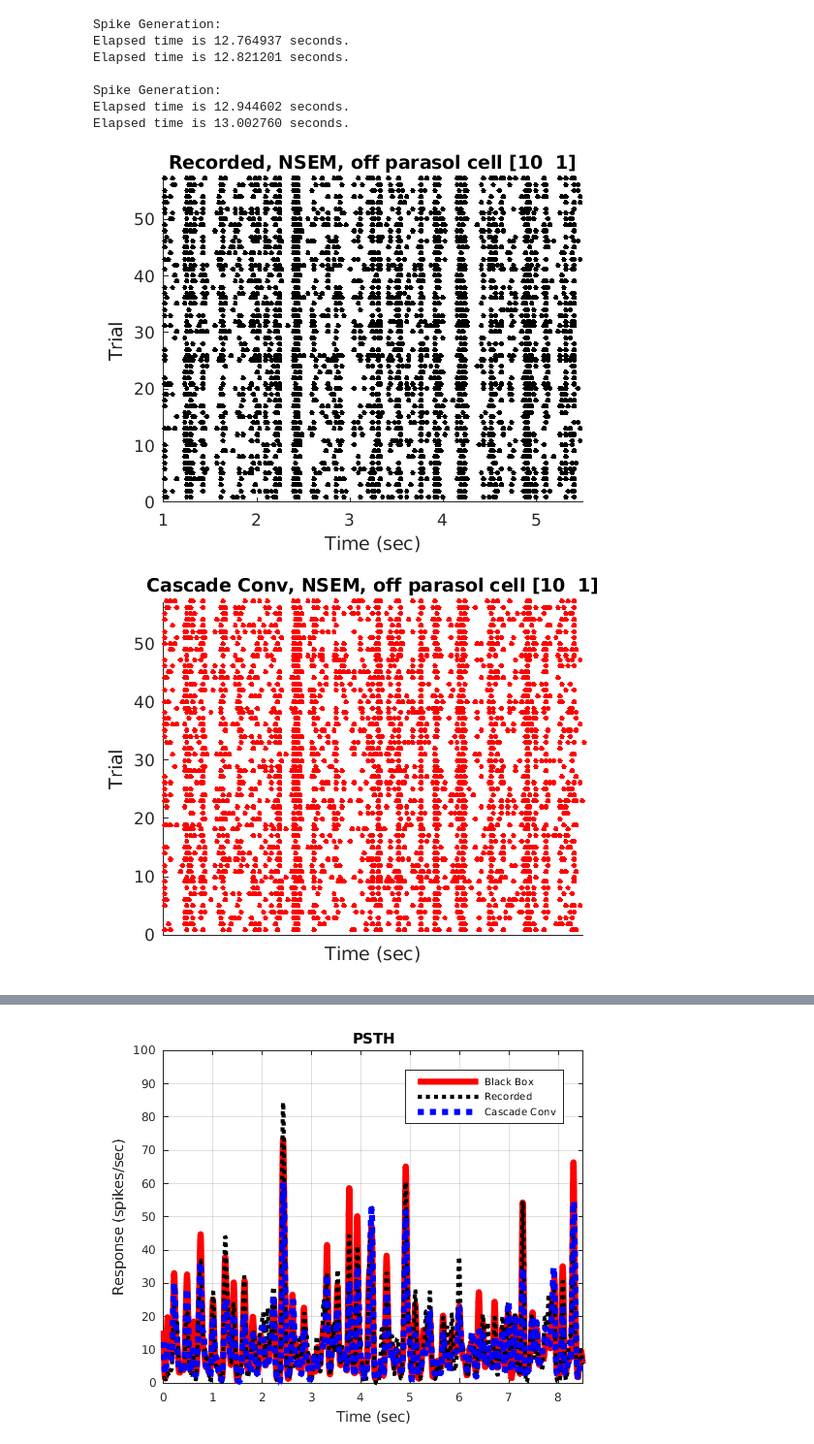
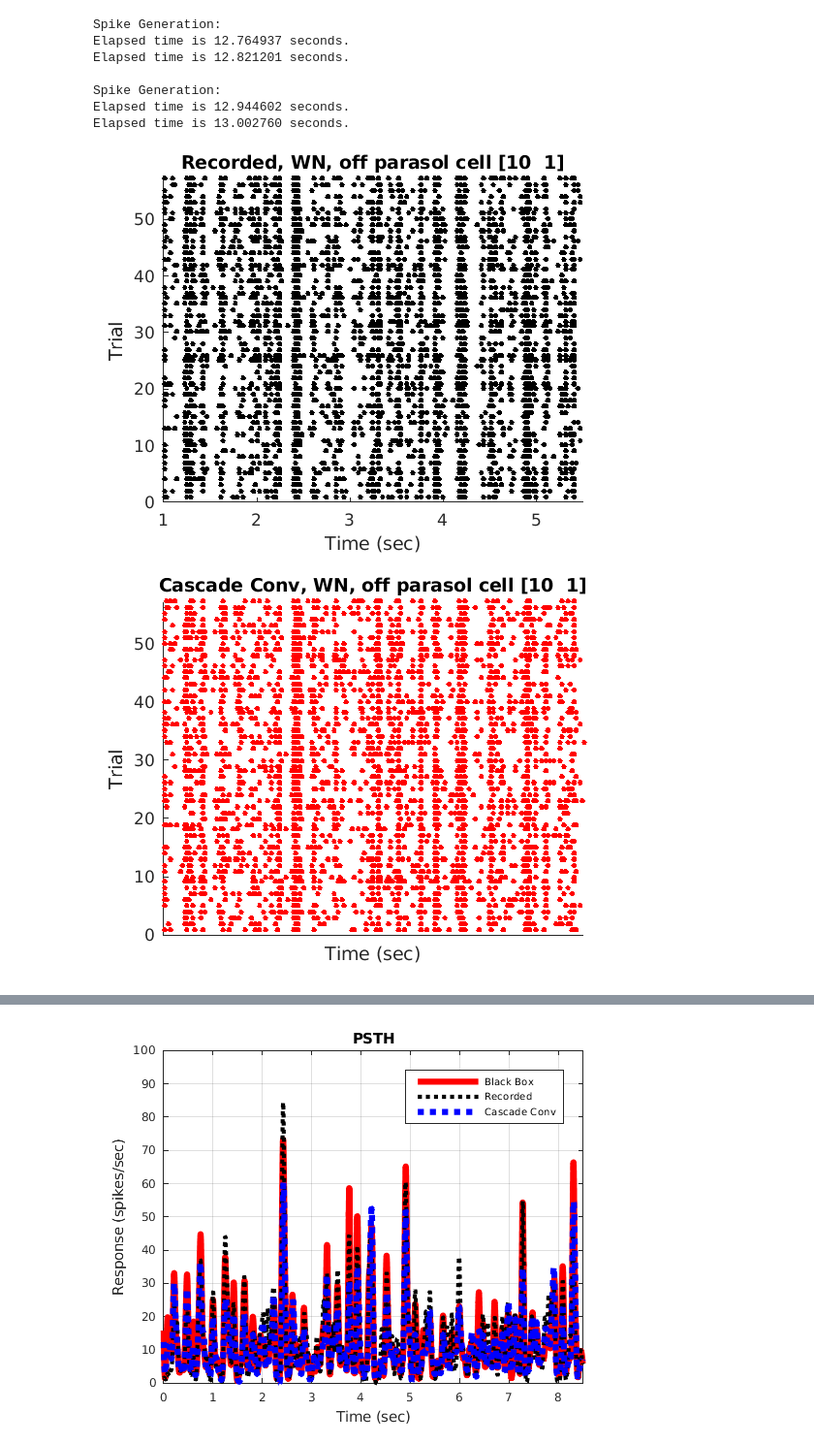
Before and after one commit to isetbio/notebooks, a Jupyter notebook: isetbio/Introduction/RGC/RGC-WhiteNoise.ipynb, the cells around one changed output, grey strips where cells are left out. Shown at 97% size. Saved outputs shown, nothing was run; the diff lists cells and outputs as text; code cells hidden in the pictures.

Commit message:
plotting changes

```diff
--- a/isetbio/Introduction/RGC/RGC-WhiteNoise.ipynb
+++ b/isetbio/Introduction/RGC/RGC-WhiteNoise.ipynb
@@ -301,35 +301,35 @@ h1 = figure; hold on;
 % subplot(312); hold on;
 % subplot(211); hold on;
 % irPlot(innerRetina,'raster','cell',[cellNum 1],'hold','on','color','r')
 irPlot(innerRetinaSU,'raster','cell',[cellNum 1],'hf',h1,'dt',0.1,'color','b');
-title(sprintf('Black Box, NSEM, off parasol cell [%d 1]',cellNum));
+title(sprintf('Black Box, WN, off parasol cell [%d 1]',cellNum));
 set(gca,'fontsize',8);
 axis([tStart tEnd 0 nTrialsShow]);
 % axis off
 set(gca, 'xtick',-1);
 
 % Plot the biophys/subunit prediction
 h2 = figure;
 % subplot(313); hold on;
 irPlot(innerRetina,'raster','cell',[cellNum 1],'hf',h2,'dt',0.1,'color','r');
-title(sprintf('Cascade Conv, NSEM, off parasol cell [%d  1]',cellNum));
+title(sprintf('Cascade Conv, WN, off parasol cell [%d  1]',cellNum));
 set(gca,'fontsize',8);
 axis([tStart tEnd 0 nTrials]);
 set(gca, 'xtick',-1);
 
 % % Plot the recorded spikes
 % subplot(311); hold on;
 h3 = figure;
 irPlot(innerRetinaRecorded,'raster','cell',[cellNum 1],'hf',h3,'dt',0.1,'color','k');
-title(sprintf('Recorded, NSEM, off parasol cell [%d  1]',cellNum));
+title(sprintf('Recorded, WN, off parasol cell [%d  1]',cellNum));
 set(gca,'fontsize',8);
 
 switch stimulusTestI
     case 1
         axis([tStart-0.5 tEnd-0.5 0 nTrials]);
     case 2
         axis([tStart-1 tEnd-1 0 nTrials]);
 end
 # %% [output]
-[figure, old version]
+[figure, new version]
-[figure, old version]
+[figure, new version]
```
Also changed, not shown: parts of 1 cell of this notebook, 1 other file.
